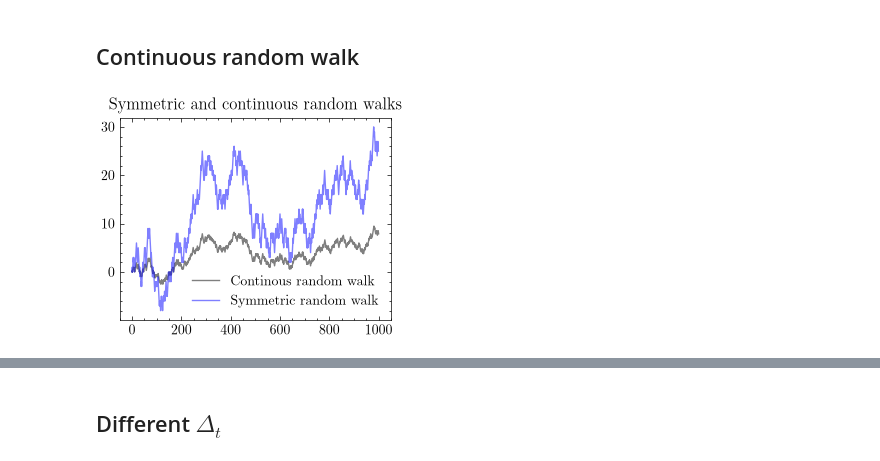
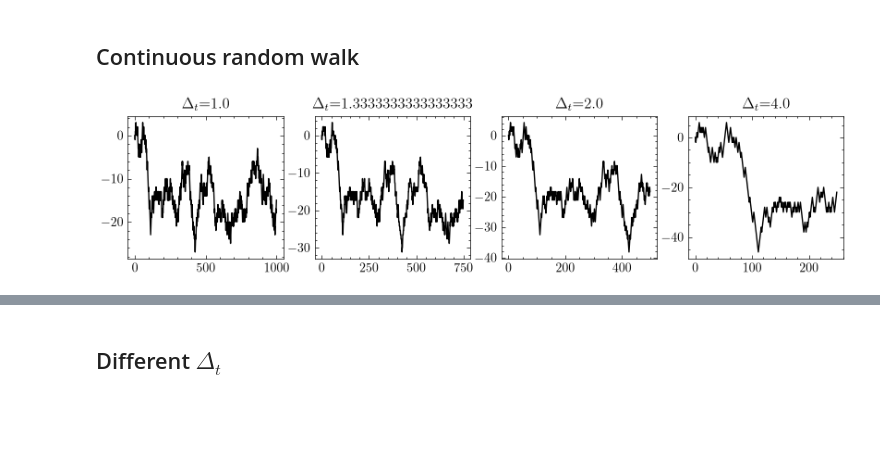
Before and after one commit to istmarc/stochastic-process, a Jupyter notebook: brownian-motion/Brownian_motion.ipynb, the cells around one changed output, grey strips where cells are left out. Cells and saved outputs as stored; diff of their text form; code cells hidden in the pictures; blank space fills up the shorter version.

```diff
--- a/brownian-motion/Brownian_motion.ipynb
+++ b/brownian-motion/Brownian_motion.ipynb
@@ -49,22 +49,25 @@ plt.show()
 # %% [markdown]
 ## Continuous random walk
 # %%
-def continuous_random_walk(x, T, n, delta):
+def continuous_random_walk(x, T, n):
+    # t in [0, T] with increment deltat
     deltat = T / n
-    m = x.size
-    y = []
-    t = 0.
-    while (math.floor(t / deltat) < m):
-        y.append(math.sqrt(deltat) * x[math.floor(t / deltat)])
-        t += deltat
+    trange = np.arange(0, T, deltat)
+    y = np.zeros(n)
+    i = 0
+    for t in trange:
+        y[i] = math.sqrt(deltat) * x[math.floor(t / deltat)]
+        i += 1
     return np.array(y)
 # %%
-x = continuous_random_walk(s, 1, 10, 0.1)
+ns = [1000, 750, 500, 250]
+xs = [continuous_random_walk(s, s.size, n) for n in ns]
+deltats = [s.size / n for n in ns]
 # %%
-plt.plot(x, color = "black", alpha = .5, label = "Continous random walk")
-plt.plot(s, color = "blue", alpha = .5, label = "Symmetric random walk")
-plt.title("Symmetric and continuous random walks")
-plt.legend()
+fig, axes = plt.subplots(1, 4, figsize = (10, 2))
+for i in range(4):
+    axes[i].plot(xs[i], color = "black")
+    axes[i].set_title(r"$\Delta_t$=" + str(deltats[i]))
 plt.show()
 # %% [output]
-[figure, old version]
+[figure, new version]
```
Also changed, not shown: parts of 17 cells of this notebook.
